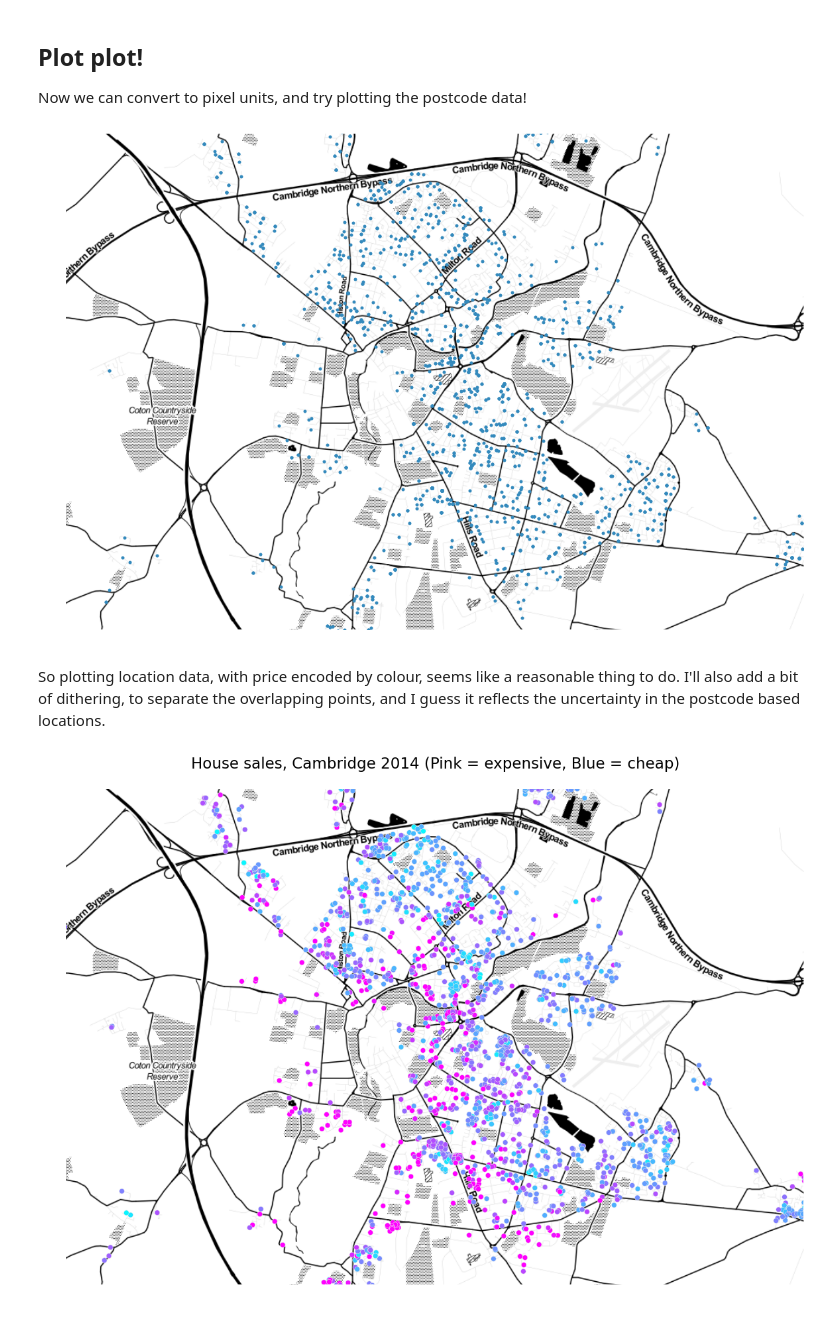
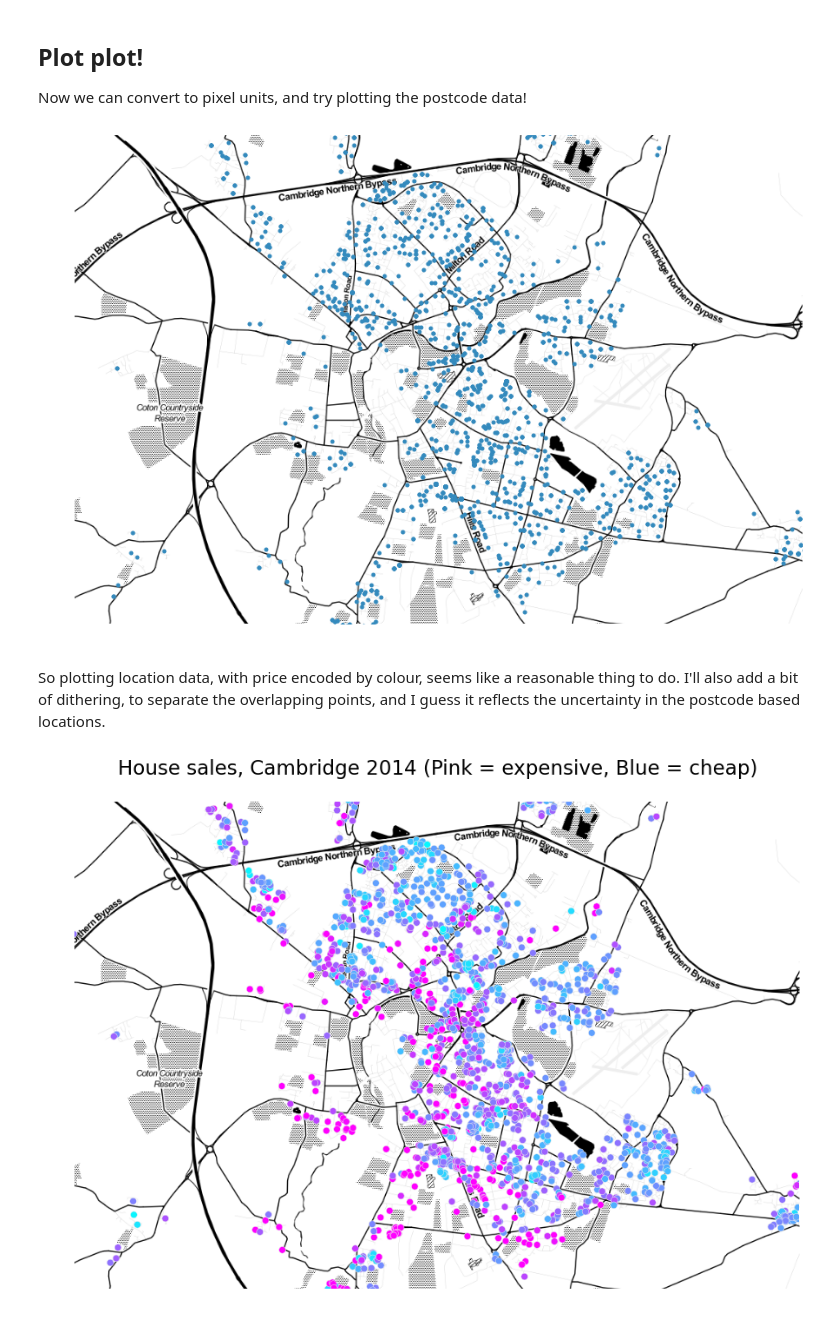
Before and after one commit to Buntworthy/notebooks, a Jupyter notebook: Cambridge house price data.ipynb, the cells around one changed output. Saved outputs shown, nothing was run; the diff lists cells and outputs as text; code cells hidden in the pictures.

```diff
--- a/Cambridge house price data.ipynb
+++ b/Cambridge house price data.ipynb
@@ -33,7 +33,7 @@ import time
 
 pd.options.display.mpl_style = 'default'
 from matplotlib import rcParams
-rcParams['figure.figsize'] = (10, 6)
+rcParams['figure.figsize'] = (12, 6)
 rcParams['figure.dpi'] = 150
 rcParams['font.size'] = 16
 rcParams['font.family'] = 'sans-serif'
@@ -214,7 +211,8 @@ Now we have some geographical price data itching to be plotted on a map. This tu
 First we need a map to plot the data on, [Stamen Mapstack](http://mapstack.stamen.com/) lets you export really nicely stylised maps, simple enough to be nice and legible, but containing all the street data we need to make sense of the house locations.
 # %%
 im=plt.imread('./res/map.png')
-plt.figure(figsize = (2*9.98, 2*6.7))
+mapFac = 1.5
+plt.figure(figsize = (mapFac*9.98, mapFac*6.7))
 plt.imshow(im)
 plt.axis('off')
 plt.title('A pretty map of Cambridge:\n')
@@ -282,7 +280,7 @@ yPix = height*(np.array(y1) - ys)/(ye - ys)
 
 im=plt.imread('./res/map.png')
 
-plt.figure(figsize = (2*9.98, 2*6.7))
+plt.figure(figsize = (mapFac*9.98, mapFac*6.7))
 plt.imshow(np.flipud(im))
 plt.plot(xPix,height-yPix,'o',markersize=5, markeredgecolor='none')
 plt.xlim([0, width])
@@ -290,32 +288,32 @@ plt.ylim([0, height])
 plt.axis('off')
 plt.show()
 # %% [output]
-[figure, old version]
+[figure, new version]
 # %% [markdown]
 So plotting location data, with price encoded by colour, seems like a reasonable thing to do. I'll also add a bit of dithering, to separate the overlapping points, and I guess it reflects the uncertainty in the postcode based locations.
 # %%
 maxPrice = 600000.0
 import matplotlib as mpl
 
 price = cropData['Price']
 price = price.tolist()
 price = np.divide(price,maxPrice)
 price[price>1] = 1
 
 ditherMag = 10
 
-fig = plt.figure(figsize = (2*9.98, 2*6.7))
+fig = plt.figure(figsize = (mapFac*9.98, mapFac*6.7))
 
 cmap = mpl.cm.cool
 
 plt.imshow(np.flipud(im))
 plt.scatter(xPix + ditherMag*(np.random.rand(xPix.size)-0.5),
             height - (yPix +ditherMag*(np.random.rand(yPix.size)-0.5)),
                       c=price, cmap=cmap, s=60)
 plt.xlim([0, width])
 plt.ylim([0, height])
 plt.axis('off')
 plt.title('House sales, Cambridge 2014 (Pink = expensive, Blue = cheap)\n')
 plt.savefig('res/price_map.jpg')
 # %% [output]
-[figure, old version]
+[figure, new version]
```
Also changed, not shown: parts of 5 cells of this notebook, 2 other files.
